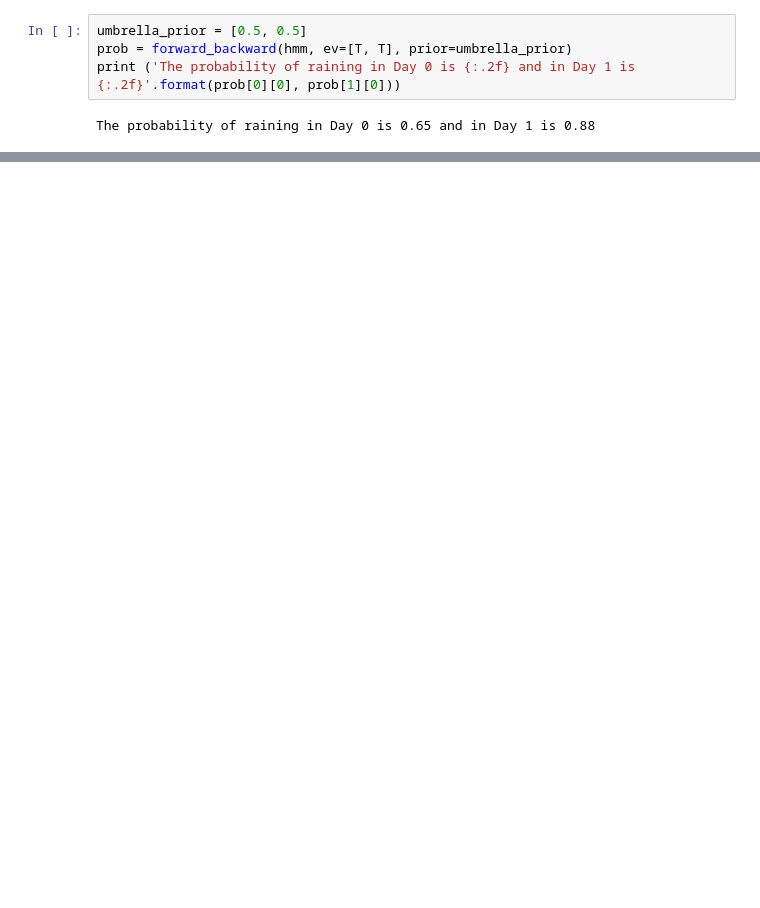
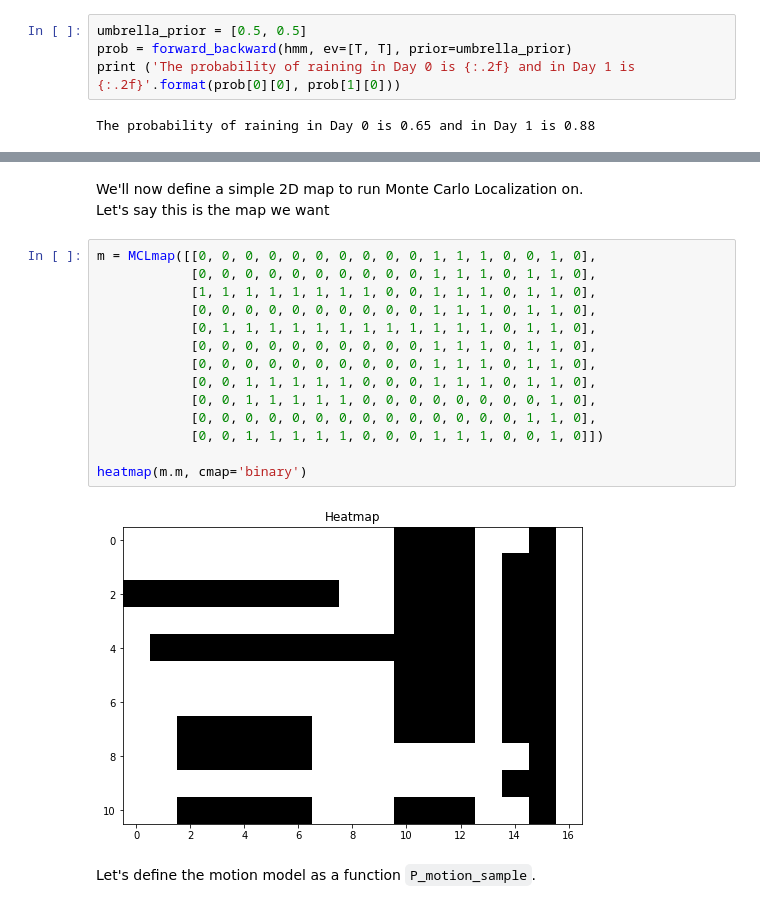
Before and after one commit to aimacode/aima-python, a Jupyter notebook: probability.ipynb, the cells around one changed output, grey strips where cells are left out. Cells and saved outputs as stored; diff of their text form; blank space fills up the shorter version.

```diff
--- a/probability.ipynb
+++ b/probability.ipynb
@@ -539,0 +995,23 @@ The probability of raining in Day 0 is 0.65 and in Day 1 is 0.88
+# %% [markdown]
+We'll now define a simple 2D map to run Monte Carlo Localization on.
+<br>
+Let's say this is the map we want
+<br>
+# %%
+m = MCLmap([[0, 0, 0, 0, 0, 0, 0, 0, 0, 0, 1, 1, 1, 0, 0, 1, 0],
+            [0, 0, 0, 0, 0, 0, 0, 0, 0, 0, 1, 1, 1, 0, 1, 1, 0],
+            [1, 1, 1, 1, 1, 1, 1, 1, 0, 0, 1, 1, 1, 0, 1, 1, 0],
+            [0, 0, 0, 0, 0, 0, 0, 0, 0, 0, 1, 1, 1, 0, 1, 1, 0],
+            [0, 1, 1, 1, 1, 1, 1, 1, 1, 1, 1, 1, 1, 0, 1, 1, 0],
+            [0, 0, 0, 0, 0, 0, 0, 0, 0, 0, 1, 1, 1, 0, 1, 1, 0],
+            [0, 0, 0, 0, 0, 0, 0, 0, 0, 0, 1, 1, 1, 0, 1, 1, 0],
+            [0, 0, 1, 1, 1, 1, 1, 0, 0, 0, 1, 1, 1, 0, 1, 1, 0],
+            [0, 0, 1, 1, 1, 1, 1, 0, 0, 0, 0, 0, 0, 0, 0, 1, 0],
+            [0, 0, 0, 0, 0, 0, 0, 0, 0, 0, 0, 0, 0, 0, 1, 1, 0],
+            [0, 0, 1, 1, 1, 1, 1, 0, 0, 0, 1, 1, 1, 0, 0, 1, 0]])
+
+heatmap(m.m, cmap='binary')
+# %% [output]
+[figure, added]
+# %% [markdown]
+Let's define the motion model as a function `P_motion_sample`.
```
Also changed, not shown: parts of 116 cells of this notebook, 3 other files.
